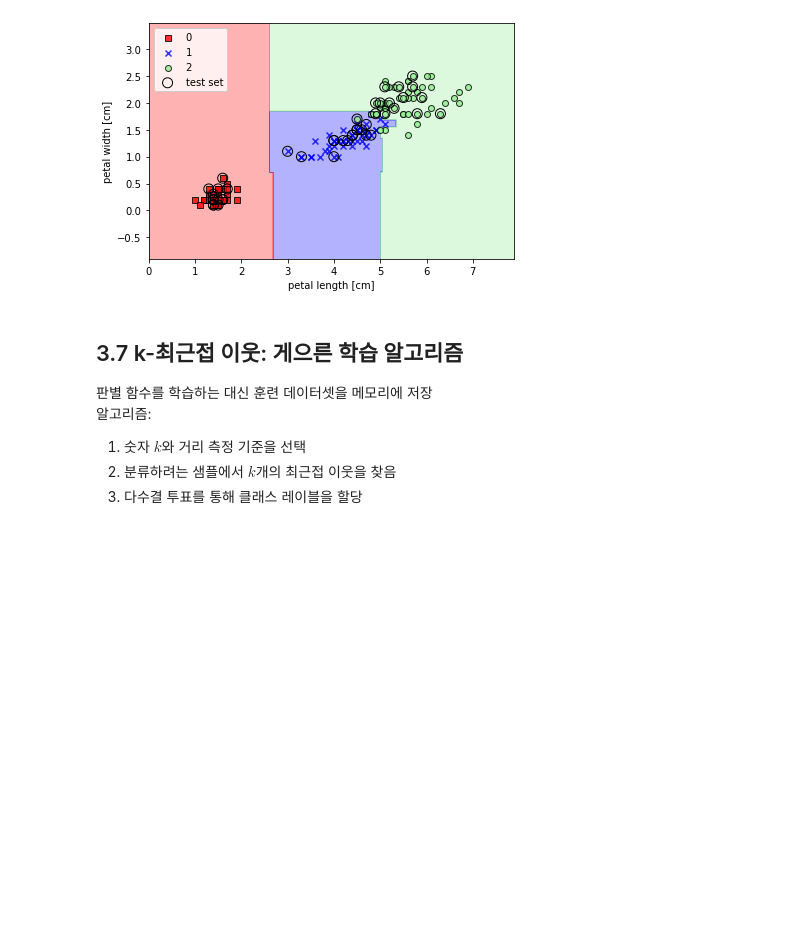
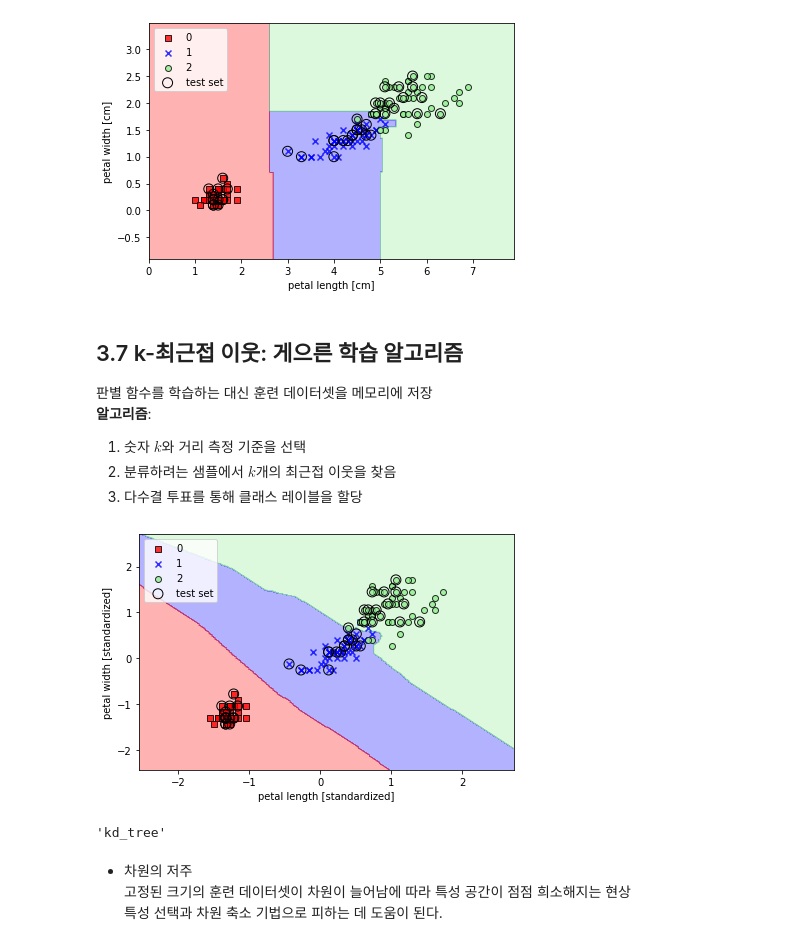
Before and after one commit to sunghyouk/study_room, a Jupyter notebook: python_ML/ex_chapter_3.ipynb, the cells around one changed output. Drawn from its saved outputs; the diff is of its cells as text; code cells hidden in the pictures; blank space fills up the shorter version.

```diff
--- a/python_ML/ex_chapter_3.ipynb
+++ b/python_ML/ex_chapter_3.ipynb
@@ -571,7 +571,29 @@ plt.show()
 # %% [markdown]
 ## 3.7 k-최근접 이웃: 게으른 학습 알고리즘
 판별 함수를 학습하는 대신 훈련 데이터셋을 메모리에 저장
-알고리즘:
+**알고리즘**:
 1) 숫자 $k$와 거리 측정 기준을 선택
 2) 분류하려는 샘플에서 $k$개의 최근접 이웃을 찾음
 3) 다수결 투표를 통해 클래스 레이블을 할당
+# %%
+from sklearn.neighbors import KNeighborsClassifier
+knn = KNeighborsClassifier(n_neighbors=5, p=2, metric='minkowski')
+knn.fit(X_train_std, y_train)
+pltreg.plot_decision_regions(X_combined_std, y_combined,
+                             classifier=knn, test_idx=range(105, 150))
+plt.xlabel('petal length [standardized]')
+plt.ylabel('petal width [standardized]')
+plt.legend(loc='upper left')
+plt.tight_layout()
+plt.show()
+# %% [output]
+[figure, added]
+# %%
+# KNeighborsClassifier 객체의 사용된 알고리즘 확인하기
+knn._fit_method
+# %% [output]
+'kd_tree'
+# %% [markdown]
+* 차원의 저주
+고정된 크기의 훈련 데이터셋이 차원이 늘어남에 따라 특성 공간이 점점 희소해지는 현상
+특성 선택과 차원 축소 기법으로 피하는 데 도움이 된다.
```
Also changed, not shown: parts of 2 cells of this notebook, 1 other file.
